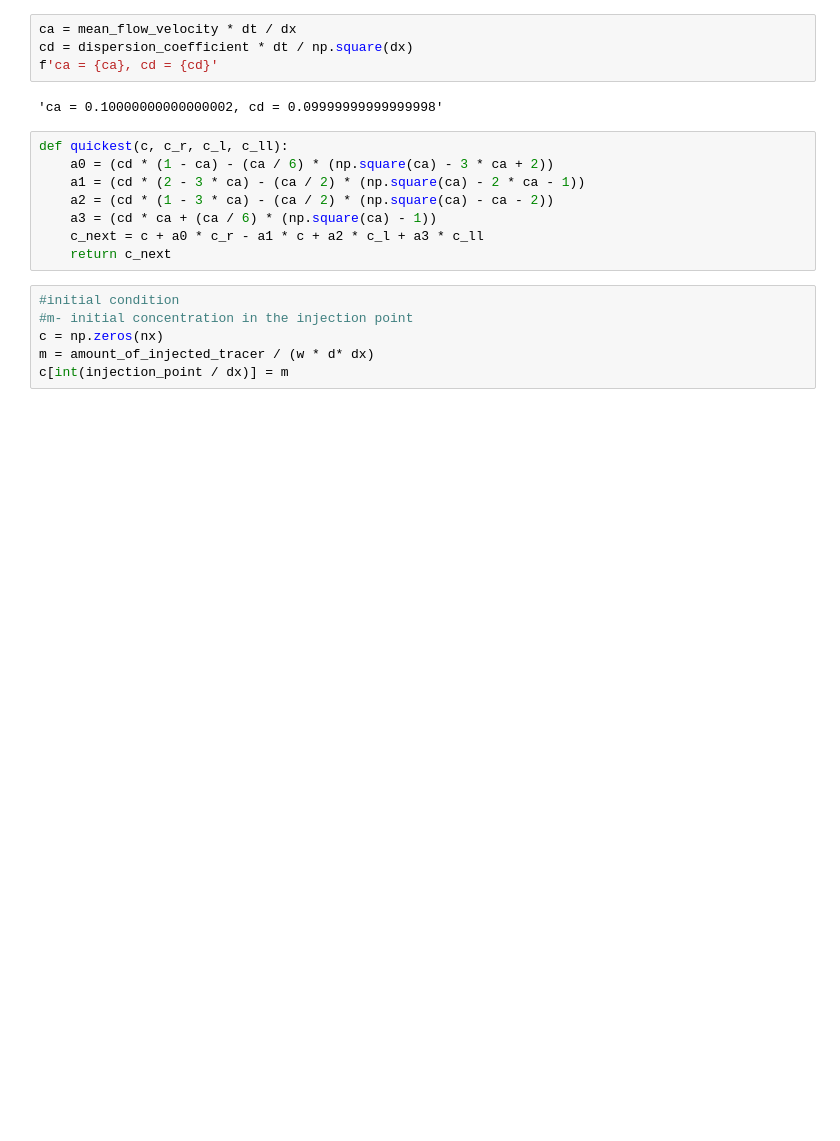
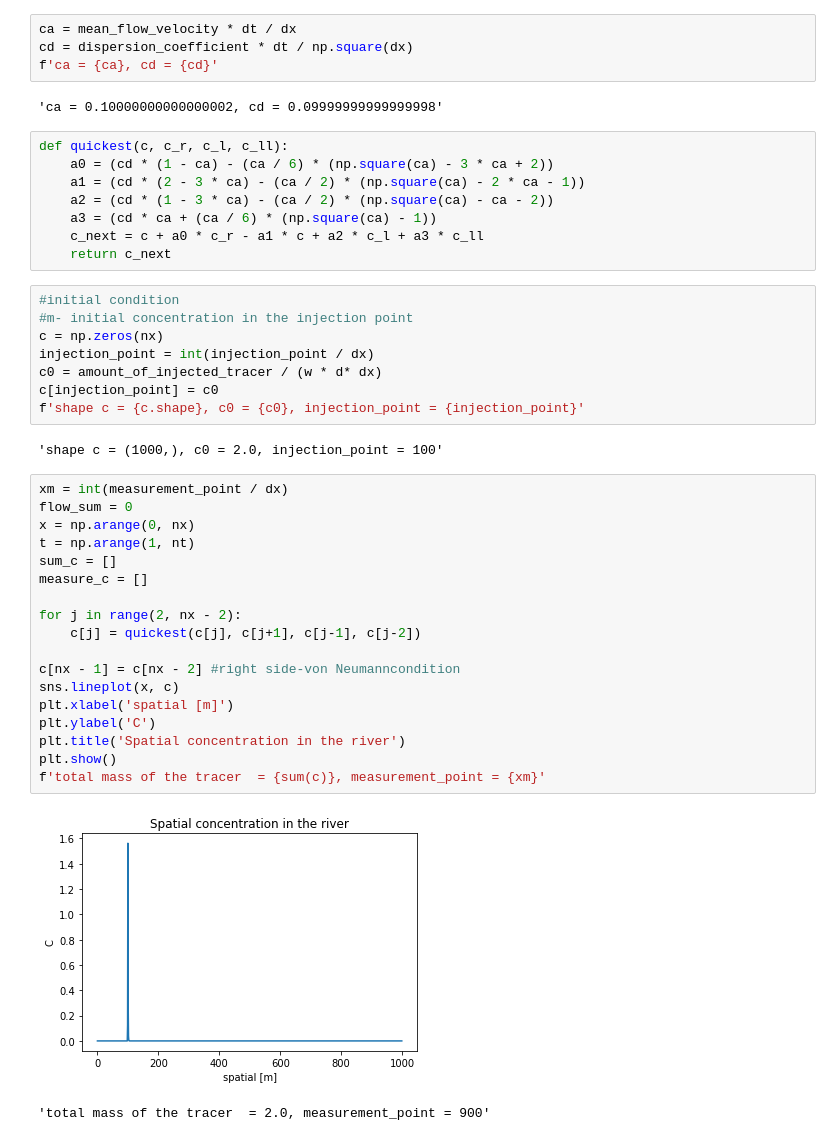
Before and after one commit to tynski/MPS, a Jupyter notebook: taylor_model/Taylor model.ipynb, the cells around one changed output. Drawn from its saved outputs; the diff is of its cells as text; blank space fills up the shorter version.

```diff
--- a/taylor_model/Taylor model.ipynb
+++ b/taylor_model/Taylor model.ipynb
@@ -55,5 +59,30 @@ def quickest(c, c_r, c_l, c_ll):
 #initial condition
 #m- initial concentration in the injection point
 c = np.zeros(nx)
-m = amount_of_injected_tracer / (w * d* dx)
-c[int(injection_point / dx)] = m
+injection_point = int(injection_point / dx)
+c0 = amount_of_injected_tracer / (w * d* dx)
+c[injection_point] = c0
+f'shape c = {c.shape}, c0 = {c0}, injection_point = {injection_point}'
+# %% [output]
+'shape c = (1000,), c0 = 2.0, injection_point = 100'
+# %%
+xm = int(measurement_point / dx)
+flow_sum = 0
+x = np.arange(0, nx)
+t = np.arange(1, nt)
+sum_c = []
+measure_c = []
+
+for j in range(2, nx - 2):
+    c[j] = quickest(c[j], c[j+1], c[j-1], c[j-2])
+
+c[nx - 1] = c[nx - 2] #right side-von Neumanncondition
+sns.lineplot(x, c)
+plt.xlabel('spatial [m]')
+plt.ylabel('C')
+plt.title('Spatial concentration in the river')
+plt.show()
+f'total mass of the tracer  = {sum(c)}, measurement_point = {xm}'
+# %% [output]
+[figure, added]
+'total mass of the tracer  = 2.0, measurement_point = 900'
```
Also changed, not shown: parts of 8 cells of this notebook, 1 other file.
